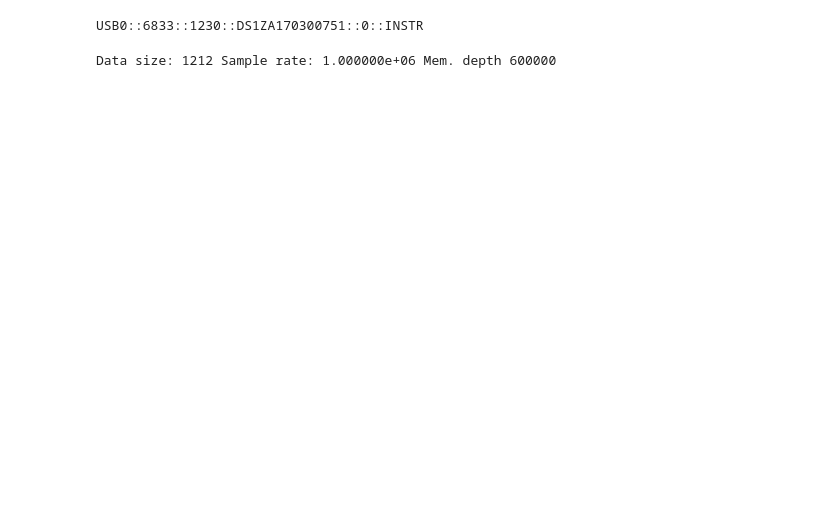
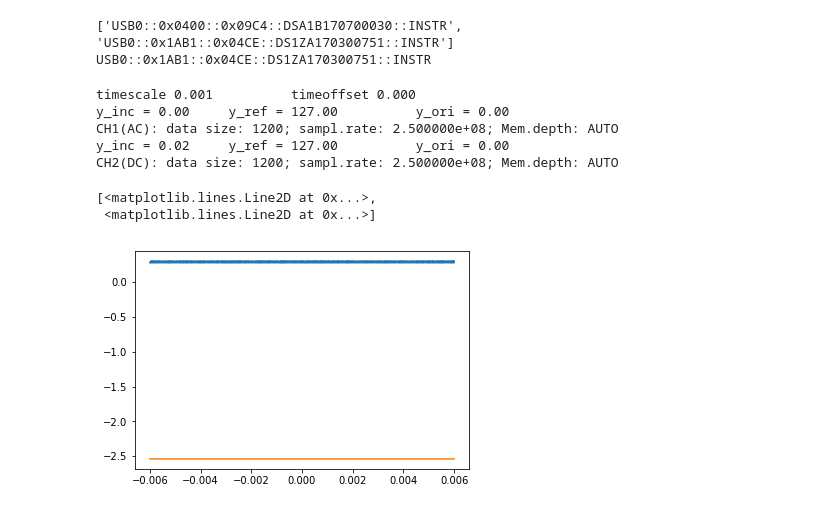
Before and after one commit to japhsc/PyVisaRIGOL, a Jupyter notebook: read_osci.ipynb, the cells around one changed output. Drawn from its saved outputs; the diff is of its cells as text; code cells hidden in the pictures; blank space fills up the shorter version.

```diff
--- a/read_osci.ipynb
+++ b/read_osci.ipynb
@@ -7,17 +7,31 @@ import rigol_plot as rigol
 import numpy as np
 # %%
 usb = rigol.list_device()
+print(usb)
 if len(usb)<1:
-    adr = u''
+    adr = u'TCPIP::10.5.78.184::INSTR'
 else:
-    adr = usb[0]
+    adr = usb[1]
 print(adr)
 # %% [output]
-USB0::6833::1230::DS1ZA170300751::0::INSTR
+['USB0::0x0400::0x09C4::DSA1B170700030::INSTR', 'USB0::0x1AB1::0x04CE::DS1ZA170300751::INSTR']
+USB0::0x1AB1::0x04CE::DS1ZA170300751::INSTR
-# %%
-time, data = rigol.read(adr,2)
-# %% [output]
-Data size: 1212 Sample rate: 1.000000e+06 Mem. depth 600000
+# %%
+time, data, dt = rigol.read(adr, [1,2]);
+data[0].size
+time.size
+time
+plot.plot(time, data[0], time, data[1])
+#plot.show()
+# %% [output]
+timescale 0.001          timeoffset 0.000
+y_inc = 0.00     y_ref = 127.00          y_ori = 0.00
+CH1(AC): data size: 1200; sampl.rate: 2.500000e+08; Mem.depth: AUTO
+y_inc = 0.02     y_ref = 127.00          y_ori = 0.00
+CH2(DC): data size: 1200; sampl.rate: 2.500000e+08; Mem.depth: AUTO
+[<matplotlib.lines.Line2D at 0x...>,
+ <matplotlib.lines.Line2D at 0x...>]
+[figure, added]
 # %%
 # See if we should use a different time axis
 if (time[-1] < 1e-3):
```
Also changed, not shown: parts of 4 cells of this notebook, 2 other files.
